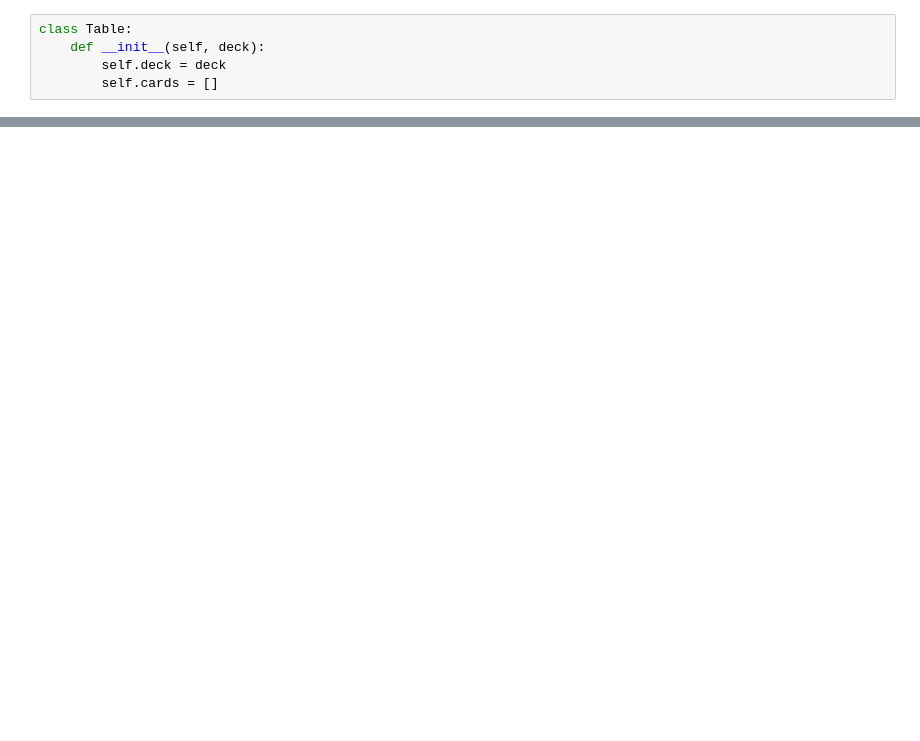
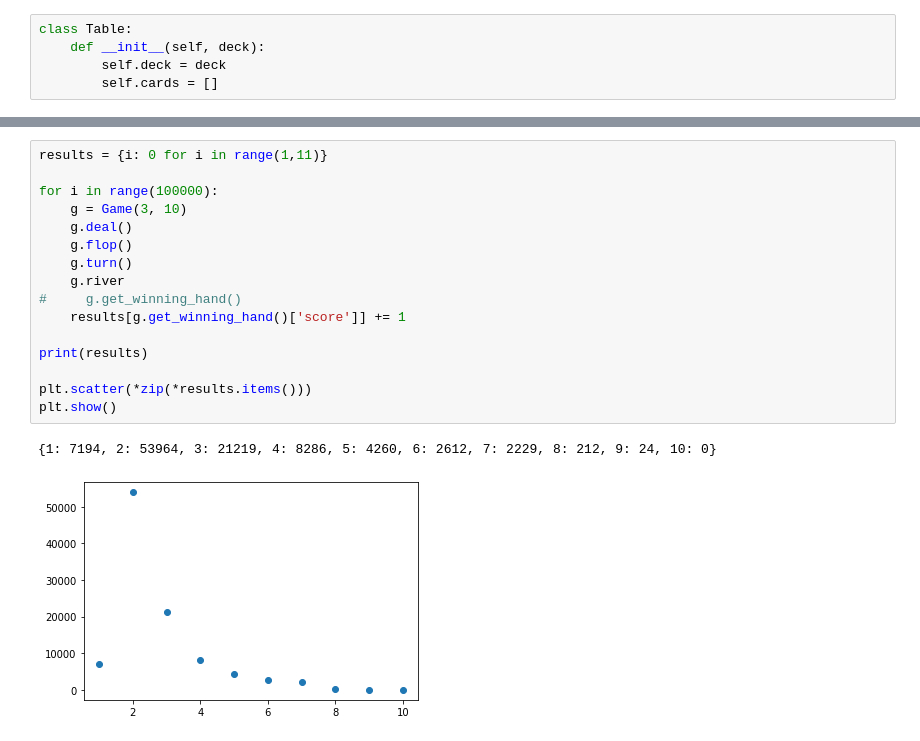
Before and after one commit to owenmccadden/econ-411, a Jupyter notebook: texas_hold_em.ipynb, the cells around one changed output, grey strips where cells are left out. Cells and saved outputs as stored; diff of their text form; blank space fills up the shorter version.

```diff
--- a/texas_hold_em.ipynb
+++ b/texas_hold_em.ipynb
@@ -296,0 +370,19 @@ def evaluateScore(hand):
+# %%
+results = {i: 0 for i in range(1,11)}
+
+for i in range(100000):
+    g = Game(3, 10)
+    g.deal()
+    g.flop()
+    g.turn()
+    g.river
+#     g.get_winning_hand()
+    results[g.get_winning_hand()['score']] += 1
+
+print(results)
+
+plt.scatter(*zip(*results.items()))
+plt.show()
+# %% [output]
+{1: 7194, 2: 53964, 3: 21219, 4: 8286, 5: 4260, 6: 2612, 7: 2229, 8: 212, 9: 24, 10: 0}
+[figure, added]
```
Also changed, not shown: parts of 20 cells of this notebook.
